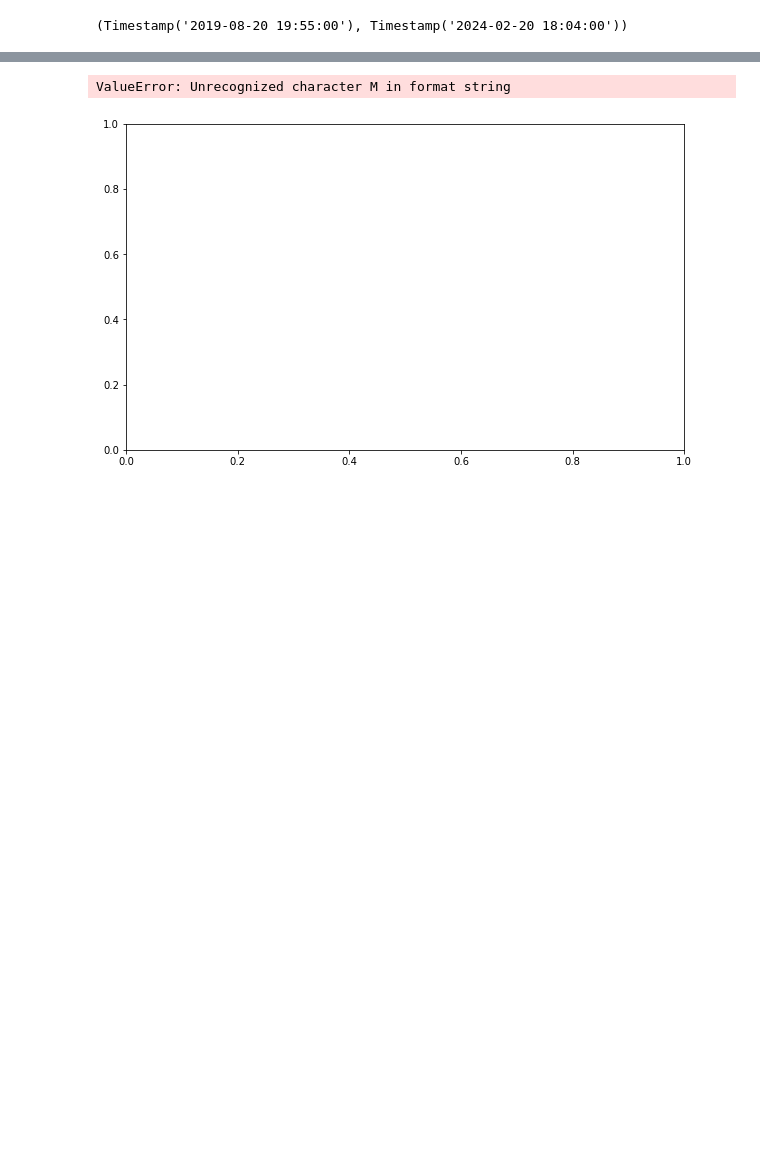
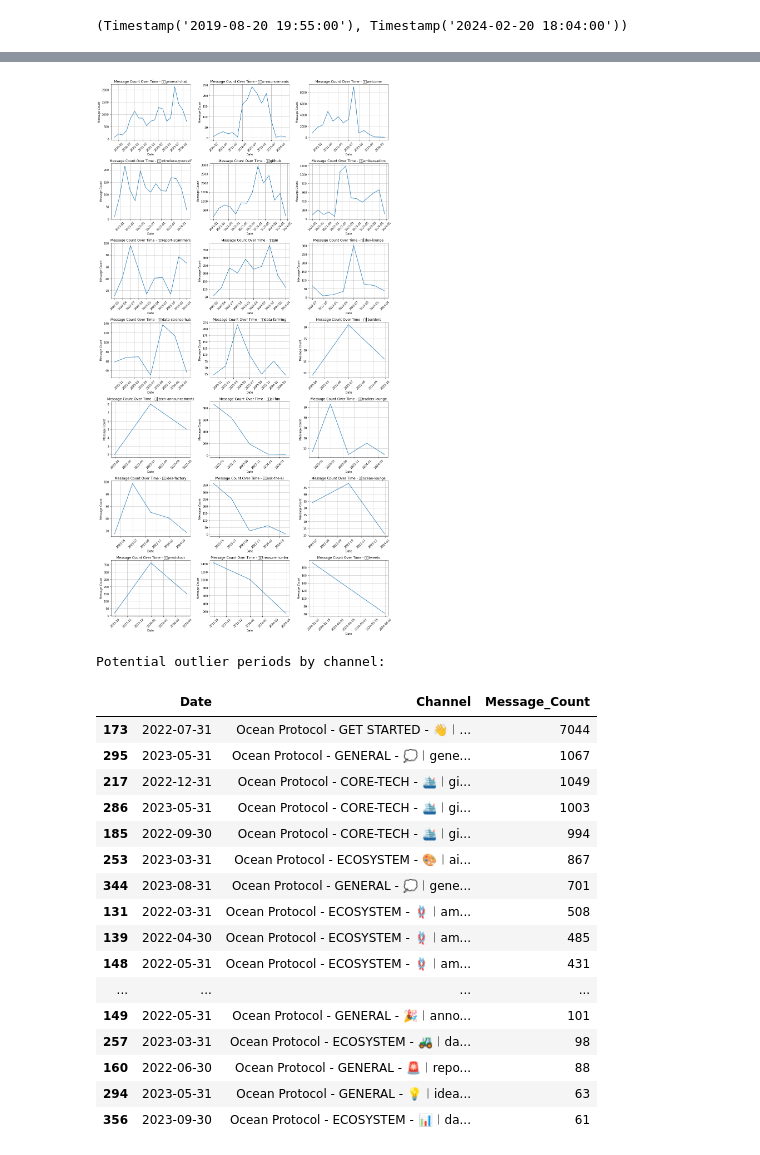
Before and after one commit to MarcLlopart/Discord-Community-Dynamics, a Jupyter notebook: EDA.ipynb, the cells around one changed output, grey strips where cells are left out. Saved outputs shown, nothing was run; the diff lists cells and outputs as text; code cells hidden in the pictures; blank space fills up the shorter version.

```diff
--- a/EDA.ipynb
+++ b/EDA.ipynb
@@ -42,24 +152,60 @@ ocean_discord.Date.min(), ocean_discord.Date.max()
+# %%
+# Quarterly
+df_monthly = ocean_discord.groupby([pd.Grouper(key='Date', freq='Q'), 'Channel']).size().reset_index(name='Message_Count')
+channels = df_monthly['Channel'].unique()
+
+# Calculate number of subplots needed
+num_channels = len(channels)
+num_rows = (num_channels + 2) // 3  # Ensure we have enough rows for all channels
+
+# Create subplots
+fig, axes = plt.subplots(num_rows, 3, figsize=(15, num_rows*4))  # Adjust figsize as needed
+
+# Plotting line chart for each channel
+for idx, channel in enumerate(channels):
+    row = idx // 3
+    col = idx % 3
+    ax = axes[row, col]
+
+    # Filter data for current channel
+    channel_data = df_monthly[df_monthly['Channel'] == channel]
+    dates = channel_data['Date'].to_numpy()  # Convert Date column to numpy array
+    message_counts = channel_data['Message_Count'].to_numpy()
+    channel = channel.split(' ')[-2]
+    ax.plot(dates, message_counts)
+    ax.set_title(f'Message Count Over Time - {channel}')
+    ax.set_xlabel('Date')
+    ax.set_ylabel('Message Count')
+    ax.tick_params(axis='x', rotation=45)
+    ax.grid(True)
+
+# Adjust layout
+plt.tight_layout()
+plt.show()
+# %% [output]
+[figure, added]
 # %%
-import seaborn as sns
-
+# Identify potential outliers by channel
 df_monthly = ocean_discord.groupby([pd.Grouper(key='Date', freq='M'), 'Channel']).size().reset_index(name='Message_Count')
-
-# Plotting
-plt.figure(figsize=(10, 6))
-plt.plot('Date','Message_Count')
-plt.title('Monthly Message Count Over Time by Channel')
-plt.xlabel('Date')
-plt.ylabel('Message Count')
-plt.xticks(rotation=45)
-plt.grid(True)
-plt.tight_layout()
-plt.legend(title='Channel', loc='upper left', bbox_to_anchor=(1, 1))
-plt.show()
-
-# Identify potential outliers by channel
 outliers = df_monthly[df_monthly['Message_Count'] > df_monthly.groupby('Channel')['Message_Count'].transform(lambda x: x.mean() + 2 * x.std())]
 print("Potential outlier periods by channel:")
-print(outliers)
+outliers.sort_values('Message_Count', ascending=False)
 # %% [output]
-ValueError: Unrecognized character M in format string
+Potential outlier periods by channel:
-[figure, removed]
+|  | Date | Channel | Message_Count |
+| 173 | 2022-07-31 | Ocean Protocol - GET STARTED - 👋︱... | 7044 |
+| 295 | 2023-05-31 | Ocean Protocol - GENERAL - 💭︱gene... | 1067 |
+| 217 | 2022-12-31 | Ocean Protocol - CORE-TECH - 🛳︱gi... | 1049 |
+| 286 | 2023-05-31 | Ocean Protocol - CORE-TECH - 🛳︱gi... | 1003 |
+| 185 | 2022-09-30 | Ocean Protocol - CORE-TECH - 🛳︱gi... | 994 |
+| 253 | 2023-03-31 | Ocean Protocol - ECOSYSTEM - 🎨︱ai... | 867 |
+| 344 | 2023-08-31 | Ocean Protocol - GENERAL - 💭︱gene... | 701 |
+| 131 | 2022-03-31 | Ocean Protocol - ECOSYSTEM - 🪢︱am... | 508 |
+| 139 | 2022-04-30 | Ocean Protocol - ECOSYSTEM - 🪢︱am... | 485 |
+| 148 | 2022-05-31 | Ocean Protocol - ECOSYSTEM - 🪢︱am... | 431 |
+| ... | ... | ... | ... |
+| 149 | 2022-05-31 | Ocean Protocol - GENERAL - 🎉︱anno... | 101 |
+| 257 | 2023-03-31 | Ocean Protocol - ECOSYSTEM - 🚜︱da... | 98 |
+| 160 | 2022-06-30 | Ocean Protocol - GENERAL - 🚨︱repo... | 88 |
+| 294 | 2023-05-31 | Ocean Protocol - GENERAL - 💡︱idea... | 63 |
+| 356 | 2023-09-30 | Ocean Protocol - ECOSYSTEM - 📊︱da... | 61 |
```
Also changed, not shown: parts of 6 cells of this notebook, 1 other file.
